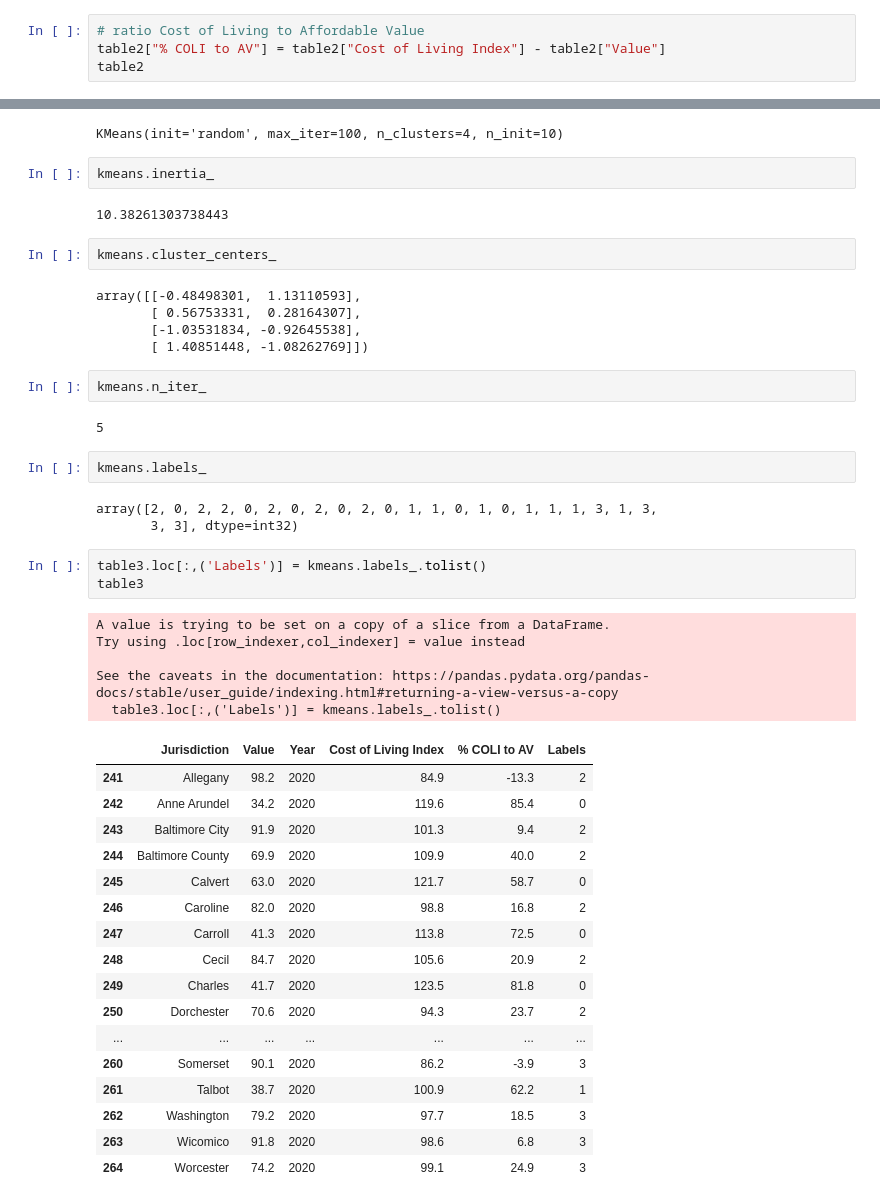
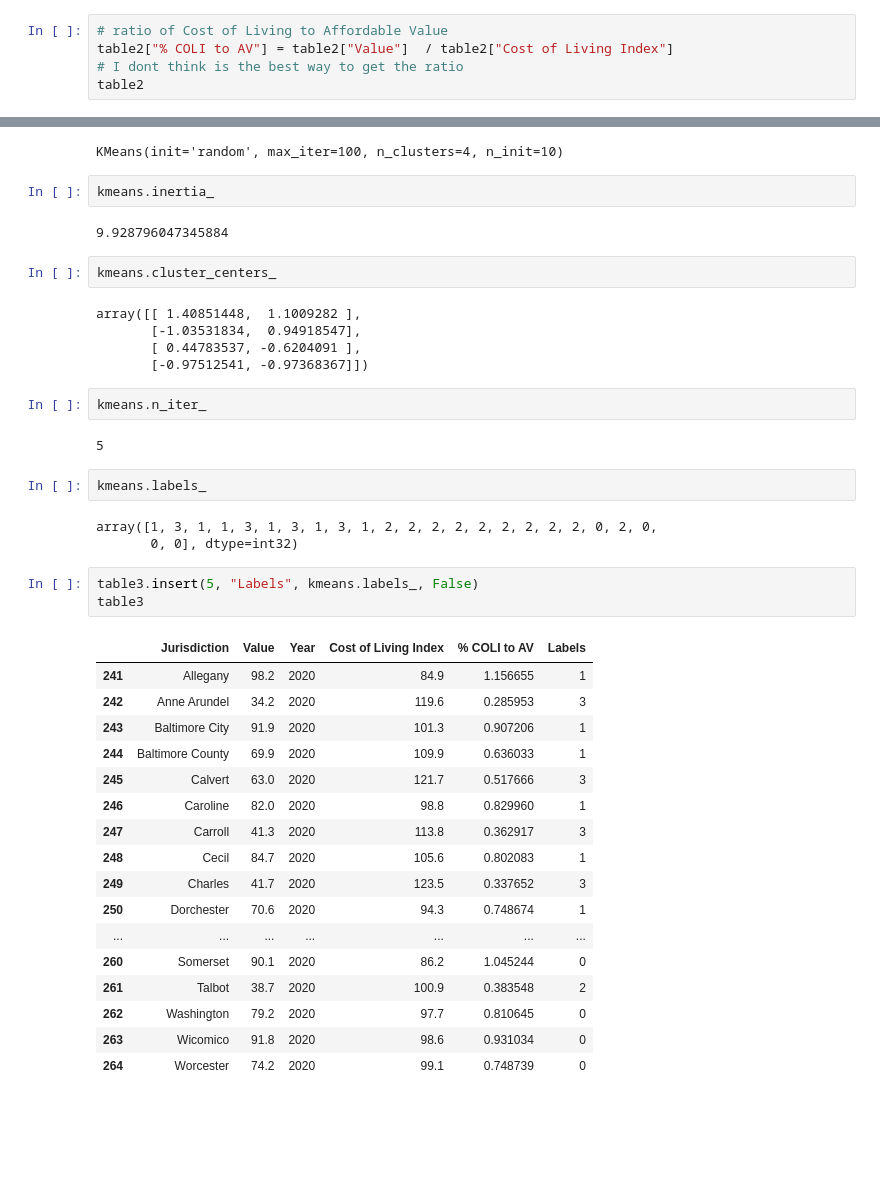
Before and after one commit to mgammi/Personal-Projects, a Jupyter notebook: MachineLearning/implementation.ipynb, the cells around one changed output, grey strips where cells are left out. Cells and saved outputs as stored; diff of their text form; blank space fills up the shorter version.

```diff
--- a/MachineLearning/implementation.ipynb
+++ b/MachineLearning/implementation.ipynb
@@ -372,6 +384,7 @@ This is the highest F-statistic we've seen by far, indicating of all the correla
 # %%
-# ratio Cost of Living to Affordable Value
-table2["% COLI to AV"] = table2["Cost of Living Index"] - table2["Value"]
+# ratio of Cost of Living to Affordable Value
+table2["% COLI to AV"] = table2["Value"]  / table2["Cost of Living Index"]
+# I dont think is the best way to get the ratio
 table2
 # %% [output]
 |  | Jurisdiction | Value | Year | Cost of Living Index | % COLI to AV |
@@ -511,14 +528,14 @@ KMeans(init='random', max_iter=100, n_clusters=4, n_init=10)
 # %%
 kmeans.inertia_
 # %% [output]
-10.38261303738443
+9.928796047345884
 # %%
 kmeans.cluster_centers_
 # %% [output]
-array([[-0.48498301,  1.13110593],
-       [ 0.56753331,  0.28164307],
-       [-1.03531834, -0.92645538],
-       [ 1.40851448, -1.08262769]])
+array([[ 1.40851448,  1.1009282 ],
+       [-1.03531834,  0.94918547],
+       [ 0.44783537, -0.6204091 ],
+       [-0.97512541, -0.97368367]])
 # %%
 kmeans.n_iter_
 # %% [output]
@@ -526,32 +543,27 @@ kmeans.n_iter_
 # %%
 kmeans.labels_
 # %% [output]
-array([2, 0, 2, 2, 0, 2, 0, 2, 0, 2, 0, 1, 1, 0, 1, 0, 1, 1, 1, 3, 1, 3,
-       3, 3], dtype=int32)
+array([1, 3, 1, 1, 3, 1, 3, 1, 3, 1, 2, 2, 2, 2, 2, 2, 2, 2, 2, 0, 2, 0,
+       0, 0], dtype=int32)
 # %%
-table3.loc[:,('Labels')] = kmeans.labels_.tolist()
+table3.insert(5, "Labels", kmeans.labels_, False)
 table3
 # %% [output]
-A value is trying to be set on a copy of a slice from a DataFrame.
-Try using .loc[row_indexer,col_indexer] = value instead
-
-See the caveats in the documentation: https://pandas.pydata.org/pandas-docs/stable/user_guide/indexing.html#returning-a-view-versus-a-copy
-  table3.loc[:,('Labels')] = kmeans.labels_.tolist()
 |  | Jurisdiction | Value | Year | Cost of Living Index | % COLI to AV | Labels |
-| 241 | Allegany | 98.2 | 2020 | 84.9 | -13.3 | 2 |
-| 242 | Anne Arundel | 34.2 | 2020 | 119.6 | 85.4 | 0 |
-| 243 | Baltimore City | 91.9 | 2020 | 101.3 | 9.4 | 2 |
-| 244 | Baltimore County | 69.9 | 2020 | 109.9 | 40.0 | 2 |
-| 245 | Calvert | 63.0 | 2020 | 121.7 | 58.7 | 0 |
-| 246 | Caroline | 82.0 | 2020 | 98.8 | 16.8 | 2 |
-| 247 | Carroll | 41.3 | 2020 | 113.8 | 72.5 | 0 |
-| 248 | Cecil | 84.7 | 2020 | 105.6 | 20.9 | 2 |
-| 249 | Charles | 41.7 | 2020 | 123.5 | 81.8 | 0 |
-| 250 | Dorchester | 70.6 | 2020 | 94.3 | 23.7 | 2 |
+| 241 | Allegany | 98.2 | 2020 | 84.9 | 1.156655 | 1 |
+| 242 | Anne Arundel | 34.2 | 2020 | 119.6 | 0.285953 | 3 |
+| 243 | Baltimore City | 91.9 | 2020 | 101.3 | 0.907206 | 1 |
+| 244 | Baltimore County | 69.9 | 2020 | 109.9 | 0.636033 | 1 |
+| 245 | Calvert | 63.0 | 2020 | 121.7 | 0.517666 | 3 |
+| 246 | Caroline | 82.0 | 2020 | 98.8 | 0.829960 | 1 |
+| 247 | Carroll | 41.3 | 2020 | 113.8 | 0.362917 | 3 |
+| 248 | Cecil | 84.7 | 2020 | 105.6 | 0.802083 | 1 |
+| 249 | Charles | 41.7 | 2020 | 123.5 | 0.337652 | 3 |
+| 250 | Dorchester | 70.6 | 2020 | 94.3 | 0.748674 | 1 |
 | ... | ... | ... | ... | ... | ... | ... |
-| 260 | Somerset | 90.1 | 2020 | 86.2 | -3.9 | 3 |
-| 261 | Talbot | 38.7 | 2020 | 100.9 | 62.2 | 1 |
-| 262 | Washington | 79.2 | 2020 | 97.7 | 18.5 | 3 |
-| 263 | Wicomico | 91.8 | 2020 | 98.6 | 6.8 | 3 |
-| 264 | Worcester | 74.2 | 2020 | 99.1 | 24.9 | 3 |
+| 260 | Somerset | 90.1 | 2020 | 86.2 | 1.045244 | 0 |
+| 261 | Talbot | 38.7 | 2020 | 100.9 | 0.383548 | 2 |
+| 262 | Washington | 79.2 | 2020 | 97.7 | 0.810645 | 0 |
+| 263 | Wicomico | 91.8 | 2020 | 98.6 | 0.931034 | 0 |
+| 264 | Worcester | 74.2 | 2020 | 99.1 | 0.748739 | 0 |
 # %%
```
Also changed, not shown: parts of 24 cells of this notebook, 2 other files.
